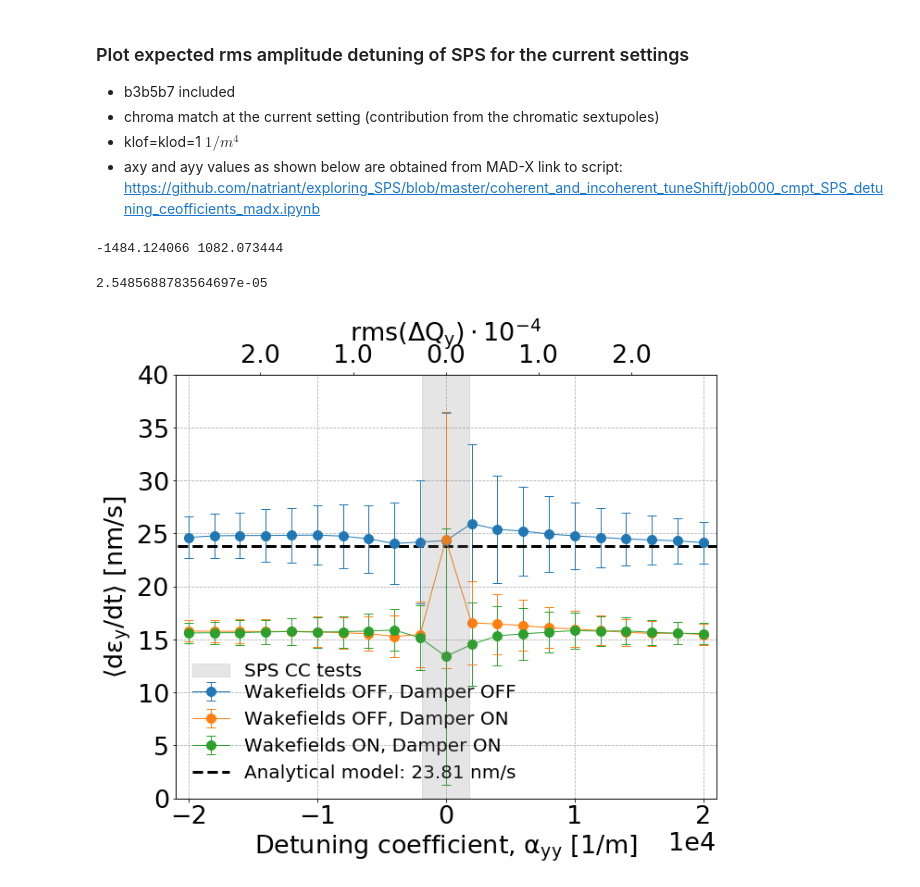
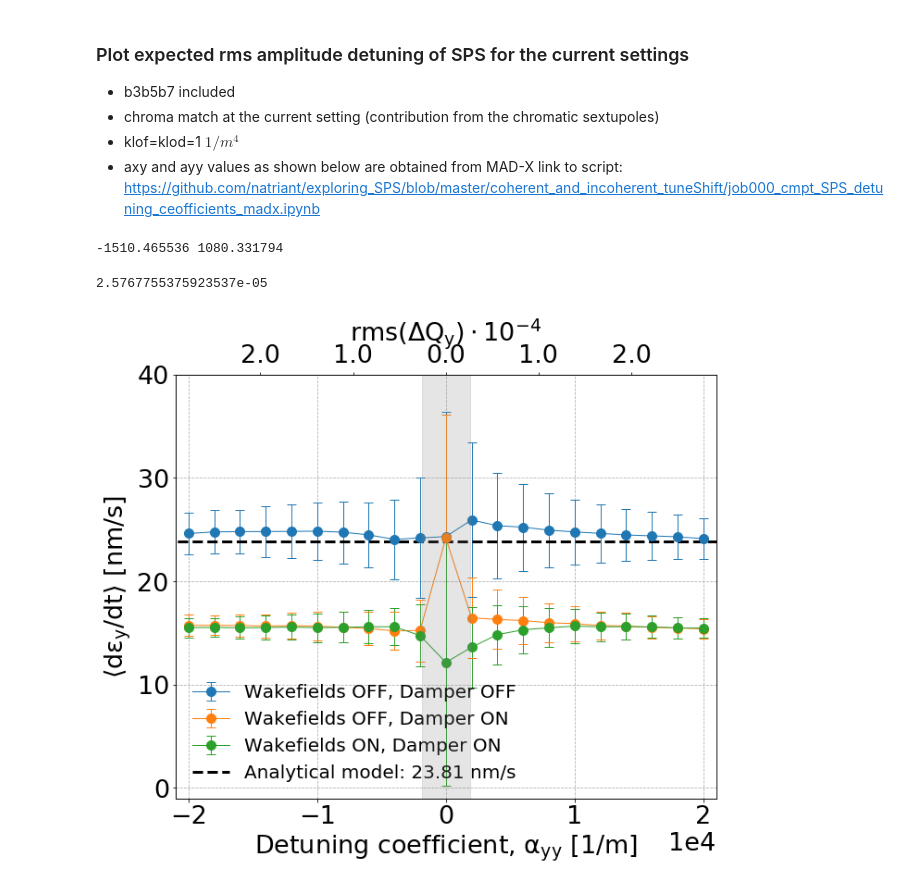
Before and after one commit to natriant/cc_rf_noise_pyheadtail, a Jupyter notebook: post_process_analysis/studies_with_sets_of_kicks/job004g_plot_loadFromPickles_dey_scanOverAyy_NowakesVSwakes-and-Damper.ipynb, the cells around one changed output. Cells and saved outputs as stored; diff of their text form; code cells hidden in the pictures.

```diff
--- a/post_process_analysis/studies_with_sets_of_kicks/job004g_plot_loadFromPickles_dey_scanOverAyy_NowakesVSwakes-and-Damper.ipynb
+++ b/post_process_analysis/studies_with_sets_of_kicks/job004g_plot_loadFromPickles_dey_scanOverAyy_NowakesVSwakes-and-Damper.ipynb
@@ -53,12 +53,12 @@ print(len(my_variables))
 ### Load the data
 # %%
 path_to_data = './'
-QpxQpy="0"
-study_name = f'deyRates_sps_270GeV_CC_PN1e-8_vs_DamperAndWakes_1e5turns_5e5Nb_QpxQpy{QpxQpy}_ayyScan' # title for save figures
+QpxQpy="1"
+study_name = f'deyRates_sps_270GeV_CC_PN1e-8_400MHz_damperY40_wakesONvsOFF_1e5turns_5e5Nb_QpxQpy{QpxQpy}_ayyScan' # title for save figures
 
-study_name_1 = f'deyRates_sps_270GeV_CC_PN1e-8_1e5turns_5e5Nb_Nowakes_QpxQpy1_ayyScan'
-study_name_2 = f'deyRates_sps_270GeV_PN1e-8_damperY40_QpxQpy{QpxQpy}_6D_Nb5e5_turns1e5_ayyScan'
-study_name_3 = f'deyRates_sps_270GeV_PN1e-8_damperY40_wakesON_QpxQpy{QpxQpy}_6D_Nb5e5_turns1e5_ayyScan'
+study_name_1 = f'./growthRatesPickle_noWakes/deyRates_sps_270GeV_CC_PN1e-8_400MHz_1e5turns_5e5Nb_Nowakes_QpxQpy1_ayyScan'
+study_name_2 = f'deyRates_sps_270GeV_PN1e-8_400MHz_damperY40_wakesOFF_QpxQpy1_6D_Nb5e5_turns1e5_ayyScan'
+study_name_3 = f'deyRates_sps_270GeV_PN1e-8_400MHz_damperY40_wakesON_QpxQpy1_6D_Nb5e5_turns1e5_ayyScan'
 noise_type = 'PN'
 
 my_df_1 = pickle.load( open(path_to_data+study_name_1+'.pkl', "rb" ))
@@ -388,12 +391,12 @@ elif QpxQpy=="5":
     ayy_sps = 1073.303156 # for Qpx=Qpy=5
 print(axy_sps, ayy_sps)
 # %% [output]
--1484.124066 1082.073444
+-1510.465536 1080.331794
 # %%
 Dqy_rms_sps = rms_amplitude_detuning_y(Jy_init, Jx_init, ayy_sps, axy_sps)
 print(Dqy_rms_sps)
 # %% [output]
-2.5485688783564697e-05
+2.5767755375923537e-05
 # %%
 fig, ax = plt.subplots(1,1)
 
@@ -450,34 +453,37 @@ theory = ax.hlines(expected_growth*1e9, -22000, 22000, linestyles='dashed', line
 #ax2.plot(Dqy_rms_sps*1e4, 11.5, 'o', c='k', label=r'$\mathrm{rms(\Delta Qy)}=$'+f'{Dqy_rms_sps*1e4:.2f} '+r'$\mathrm{10^{-4}}$'+'\nexpected for SPS')
 ax2.axvspan(-Dqy_rms_sps*1e4 , Dqy_rms_sps*1e4, alpha=0.2, color='grey', label='SPS CC tests')
 
 # legends
 ax.legend(loc=3, frameon=False, handles=[err1, err2, err3, theory])
-#ax.legend(loc=3, frameon=False)
-ax2.legend(bbox_to_anchor=(0., 0.06, 0.6, 0.3), frameon=False)
+#ax.legend(bbox_to_anchor=(0.06, 0.08, 0.6, 0.3), frameon=False, handles=[err1, err2, err3, theory])
+
+#ax2.legend(bbox_to_anchor=(0., 0.06, 0.6, 0.3), frameon=False)
+#ax2.legend(bbox_to_anchor=(0., 0.14, 0.6, 0.3), frameon=False)
 
 
 ax2.set_xlim(-2*21000*rms_Jy_init*1e4, 2*21000*rms_Jy_init*1e4)
 ax.set_xlim(-21000, 21000)
 
 
 labels = ax.get_xticks()
 ax2.set_xticklabels(abs(labels*1e-4))
 
-ax.set_ylim(0, 40)
+#ax.set_ylim(0, 40)
+ax.set_ylim(-1, 40)
 
 ax.grid(linestyle='dashed')
 
 ax.set_ylabel(r'$\mathrm{\langle d\epsilon_y / dt \rangle \ [nm/s]}$')
 ax.set_xlabel('Detuning coefficient, '+r'$\mathrm{\alpha_{yy} \ [1/m]}$')
 ax.ticklabel_format(axis='x', style='sci', scilimits=(4,4))
 
 
 ax2.set_xlabel(r'$\mathrm{rms(\Delta Q_y) \cdot 10^{-4}}$')
 
 plt.tight_layout()
 
 savefig = True
 if savefig:
     plt.savefig(f'./figures/{study_name}_vs_TuneSpread_expectedSPS.png', bbox_inches='tight')
 # %% [output]
-[figure, old version]
+[figure, new version]
```
Also changed, not shown: parts of 2 cells of this notebook, 6 other files.
